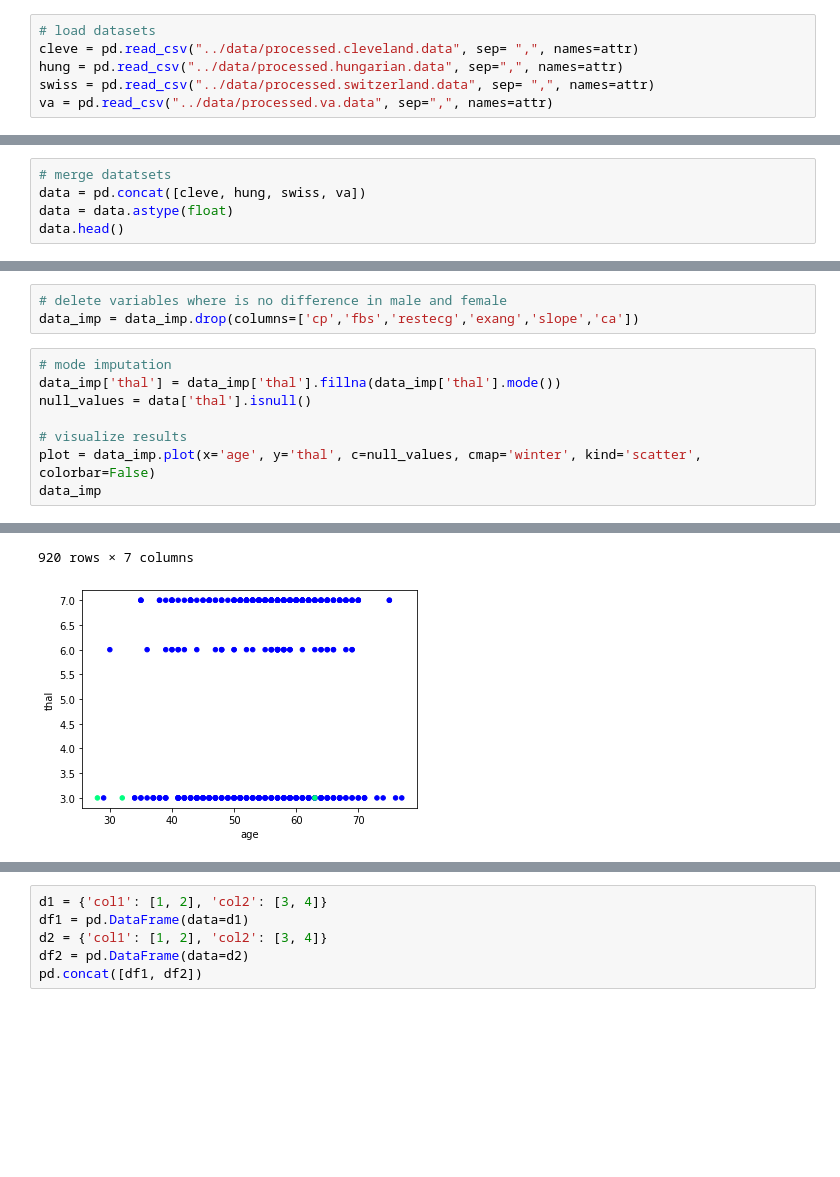
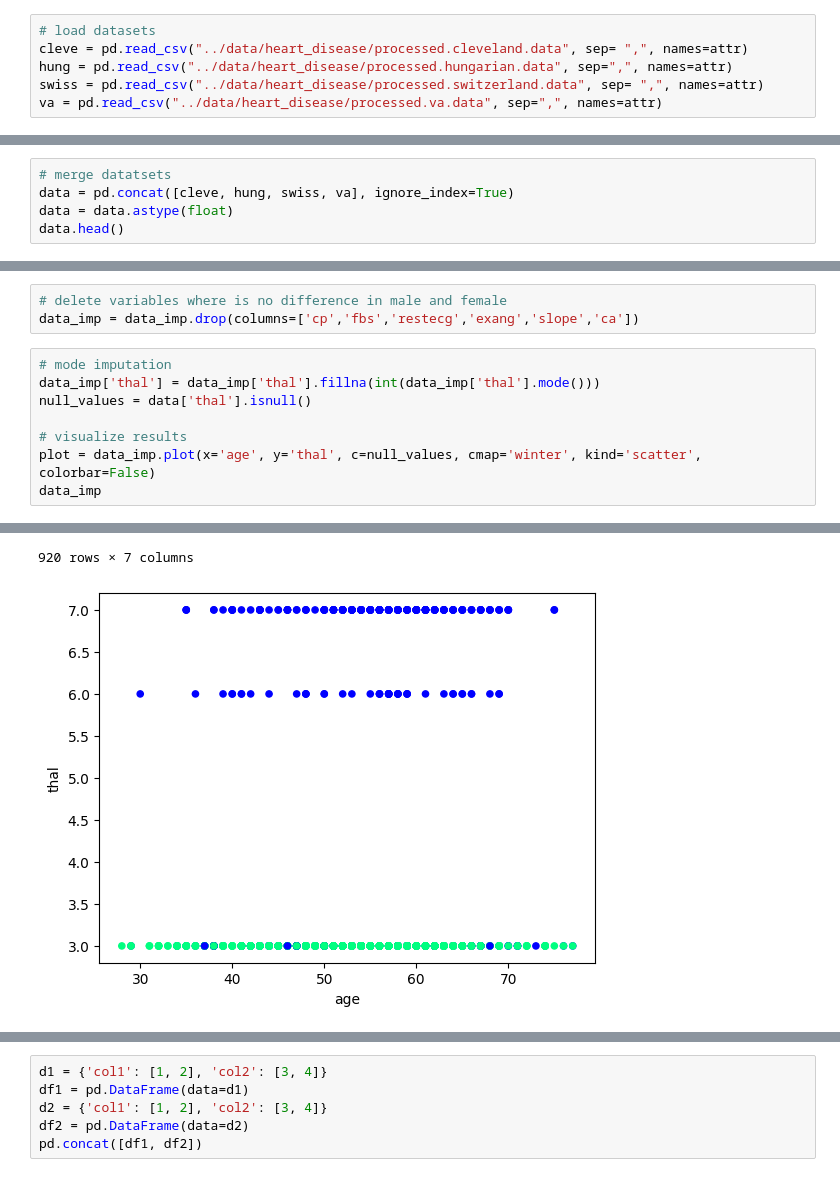
Before and after one commit to aromberg/data-challenges-2022-2023, a Jupyter notebook: notebooks/data_imputation.ipynb, the cells around one changed output, grey strips where cells are left out. Saved outputs shown, nothing was run; the diff lists cells and outputs as text; blank space fills up the shorter version.

```diff
--- a/notebooks/data_imputation.ipynb
+++ b/notebooks/data_imputation.ipynb
@@ -11,10 +11,10 @@ attr = ["age","sex","cp","trestbps",
         "thal","num"]
 # %%
 # load datasets
-cleve = pd.read_csv("../data/processed.cleveland.data", sep= ",", names=attr)
-hung = pd.read_csv("../data/processed.hungarian.data", sep=",", names=attr)
-swiss = pd.read_csv("../data/processed.switzerland.data", sep= ",", names=attr)
-va = pd.read_csv("../data/processed.va.data", sep=",", names=attr)
+cleve = pd.read_csv("../data/heart_disease/processed.cleveland.data", sep= ",", names=attr)
+hung = pd.read_csv("../data/heart_disease/processed.hungarian.data", sep=",", names=attr)
+swiss = pd.read_csv("../data/heart_disease/processed.switzerland.data", sep= ",", names=attr)
+va = pd.read_csv("../data/heart_disease/processed.va.data", sep=",", names=attr)
 # %%
 # missing values should be denoted by -9.0 but seems to be replaced by '?'
 # replace by None
@@ -24,7 +24,7 @@ swiss = swiss.replace(to_replace={'?': None, -9.0: None})
 va = va.replace(to_replace={'?': None, -9.0: None})
 # %%
 # merge datatsets
-data = pd.concat([cleve, hung, swiss, va])
+data = pd.concat([cleve, hung, swiss, va], ignore_index=True)
 data = data.astype(float)
 data.head()
 # %% [output]
@@ -104,7 +104,7 @@ modes
 data_imp = data_imp.drop(columns=['cp','fbs','restecg','exang','slope','ca'])
 # %%
 # mode imputation
-data_imp['thal'] = data_imp['thal'].fillna(data_imp['thal'].mode())
+data_imp['thal'] = data_imp['thal'].fillna(int(data_imp['thal'].mode()))
 null_values = data['thal'].isnull()
 
 # visualize results
@@ -126,5 +126,5 @@ data_imp
 920 rows × 7 columns
-[figure, old version]
+[figure, new version]
 # %%
 # mean imputation for subgroups
 data_imp_male = data[data['sex']==1].copy()
```
Also changed, not shown: parts of 5 cells of this notebook.
